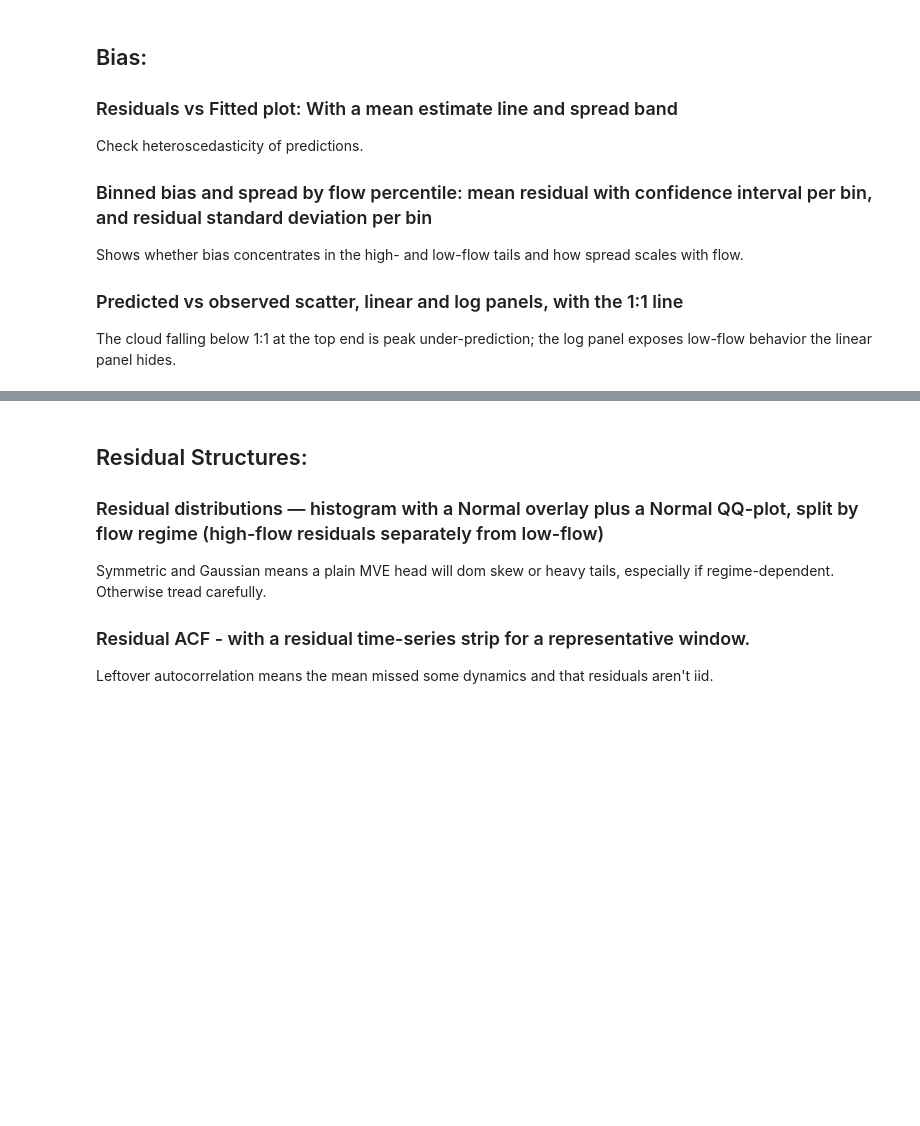
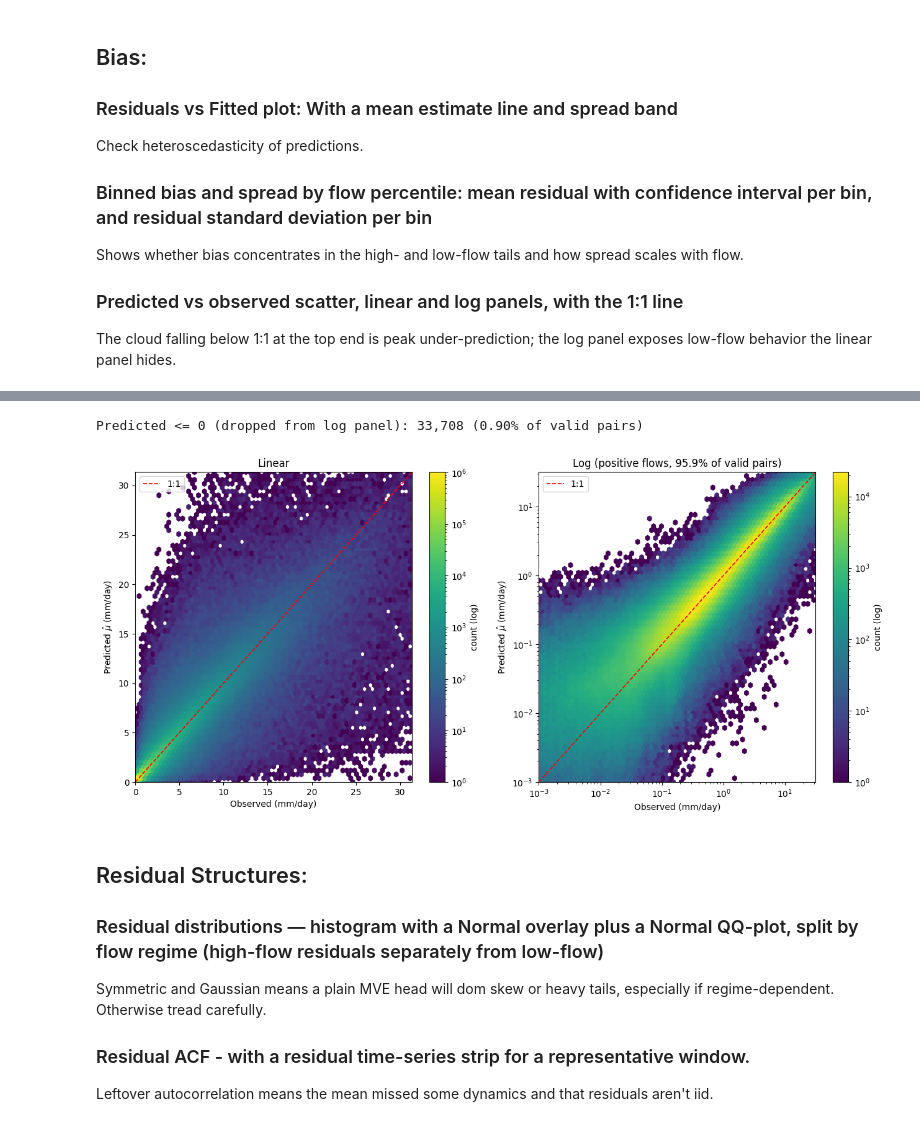
Before and after one commit to TWilson05/EA-LSTM-Streamflow, a Jupyter notebook: notebooks/EXP5_MVE_Analysis.ipynb, the cells around one changed output, grey strips where cells are left out. Saved outputs shown, nothing was run; the diff lists cells and outputs as text; code cells hidden in the pictures; blank space fills up the shorter version.

```diff
--- a/notebooks/EXP5_MVE_Analysis.ipynb
+++ b/notebooks/EXP5_MVE_Analysis.ipynb
@@ -111,3 +226,41 @@ The cloud falling below 1:1 at the top end is peak under-prediction; the log pan
+# %%
+# Cell 8: Predicted vs observed scatter (linear + log), with 1:1 line
+# x = observed, y = predicted (ensemble mean). Points below 1:1 at high obs = peak
+# under-prediction. Log panel exposes low-flow behavior the linear panel compresses.
+fig, (axL, axR) = plt.subplots(1, 2, figsize=(13, 6))
+
+# --- Linear panel ---
+hi = np.quantile(np.r_[obs_flat[mask], fit_flat[mask]], 0.999)
+hbL = axL.hexbin(obs_flat[mask], fit_flat[mask], gridsize=70, bins='log',
+                 cmap='viridis', mincnt=1, extent=(0, hi, 0, hi))
+axL.plot([0, hi], [0, hi], 'r--', lw=1.2, label='1:1')
+axL.set(xlim=(0, hi), ylim=(0, hi), xlabel='Observed (mm/day)',
+        ylabel='Predicted $\\hat\\mu$ (mm/day)', title='Linear')
+axL.legend(loc='upper left')
+fig.colorbar(hbL, ax=axL, label='count (log)')
+
+# --- Log panel (positive flows only; sim can be slightly negative) ---
+pos = mask & (obs_flat > 0) & (fit_flat > 0)
+lo = max(np.quantile(obs_flat[pos], 0.001), 1e-3)
+hir = np.quantile(np.r_[obs_flat[pos], fit_flat[pos]], 0.999)
+hbR = axR.hexbin(obs_flat[pos], fit_flat[pos], xscale='log', yscale='log',
+                 gridsize=70, bins='log', cmap='viridis', mincnt=1,
+                 extent=(np.log10(lo), np.log10(hir), np.log10(lo), np.log10(hir)))
+axR.plot([lo, hir], [lo, hir], 'r--', lw=1.2, label='1:1')
+axR.set(xlim=(lo, hir), ylim=(lo, hir), xlabel='Observed (mm/day)',
+        ylabel='Predicted $\\hat\\mu$ (mm/day)',
+        title=f'Log (positive flows, {pos.sum() / mask.sum():.1%} of valid pairs)')
+axR.legend(loc='upper left')
+fig.colorbar(hbR, ax=axR, label='count (log)')
+
+n_neg = int((mask & (fit_flat <= 0)).sum())
+print(f'Predicted <= 0 (dropped from log panel): {n_neg:,} '
+      f'({n_neg / mask.sum():.2%} of valid pairs)')
+plt.tight_layout()
+plt.show()
+# %% [output]
+Predicted <= 0 (dropped from log panel): 33,708 (0.90% of valid pairs)
+[figure, added]
 # %% [markdown]
 ## Residual Structures:
 
```
Also changed, not shown: parts of 5 cells of this notebook.
